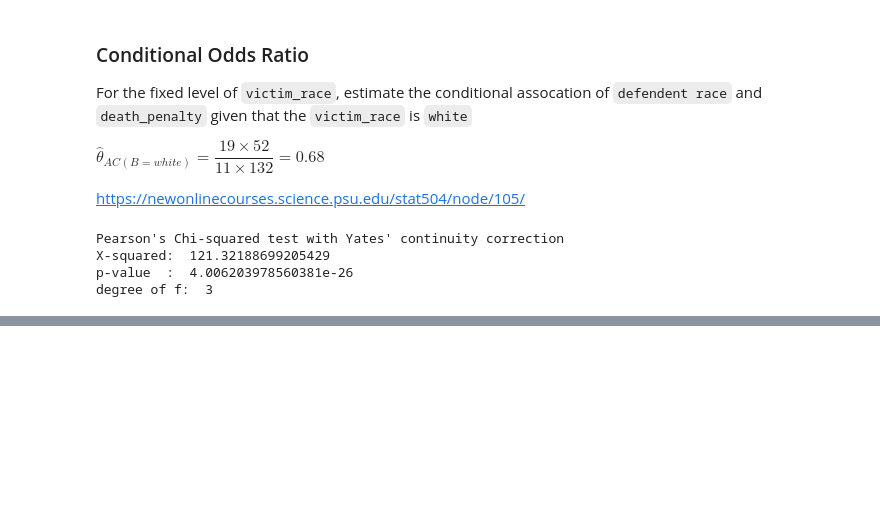
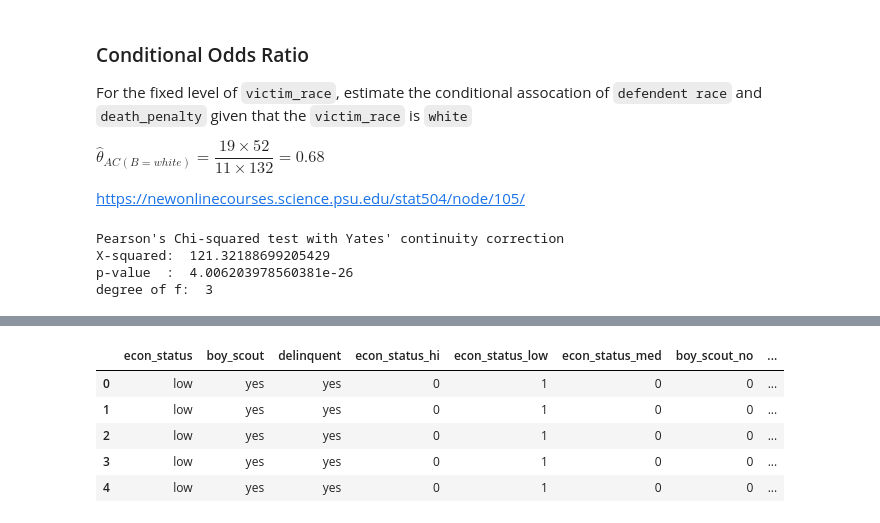
Before and after one commit to naivelogic/Machine_Learning_Notebooks, a Jupyter notebook: Data_Science/Statistical Models/[PSU] Logistic Regression.ipynb, the cells around one changed output, grey strips where cells are left out. Drawn from its saved outputs; the diff is of its cells as text; code cells hidden in the pictures; blank space fills up the shorter version.

```diff
--- a/Data_Science/Statistical Models/[PSU] Logistic Regression.ipynb
+++ b/Data_Science/Statistical Models/[PSU] Logistic Regression.ipynb
@@ -968,0 +1183,11 @@ Effect prob Black victim whose defendet is black vs white prob for death penalty
+# %%
+result = [11, 43, 42, 169, 14, 104, 20, 132, 8, 196, 2,59]
+d = {
+    'econ_status': np.repeat(('low','low','low','low','med','med','med','med','hi','hi','hi','hi'), (result)),
+    'boy_scout' : np.repeat(('yes','yes', 'no','no', 'yes', 'yes','no','no', 'yes','yes', 'no','no'), (result)),
+    'delinquent': np.repeat(('yes','no', 'yes', 'no', 'yes', 'no','yes','no', 'yes', 'no', 'yes', 'no'), (result)),
+
+}
+
+scout = pd.DataFrame(d, columns=['econ_status', 'boy_scout','delinquent'])
+pd.crosstab([scout.econ_status, scout.boy_scout], scout.delinquent)
@@ -968,0 +1262,15 @@ Effect prob Black victim whose defendet is black vs white prob for death penalty
+# %%
+dummy_ = pd.get_dummies(scout[['econ_status','boy_scout']])
+scout = pd.concat([scout, dummy_], axis=1)
+
+# one hot encoding
+deliquent_codes = {"no":0, "yes":1}
+scout['delinquent_'] = scout.delinquent.map(deliquent_codes)
+scout.head()
+# %% [output]
+|  | econ_status | boy_scout | delinquent | econ_status_hi | econ_status_low | econ_status_med | boy_scout_no | ... |
+| 0 | low | yes | yes | 0 | 1 | 0 | 0 | ... |
+| 1 | low | yes | yes | 0 | 1 | 0 | 0 | ... |
+| 2 | low | yes | yes | 0 | 1 | 0 | 0 | ... |
+| 3 | low | yes | yes | 0 | 1 | 0 | 0 | ... |
+| 4 | low | yes | yes | 0 | 1 | 0 | 0 | ... |
```
Also changed, not shown: parts of 45 cells of this notebook.
